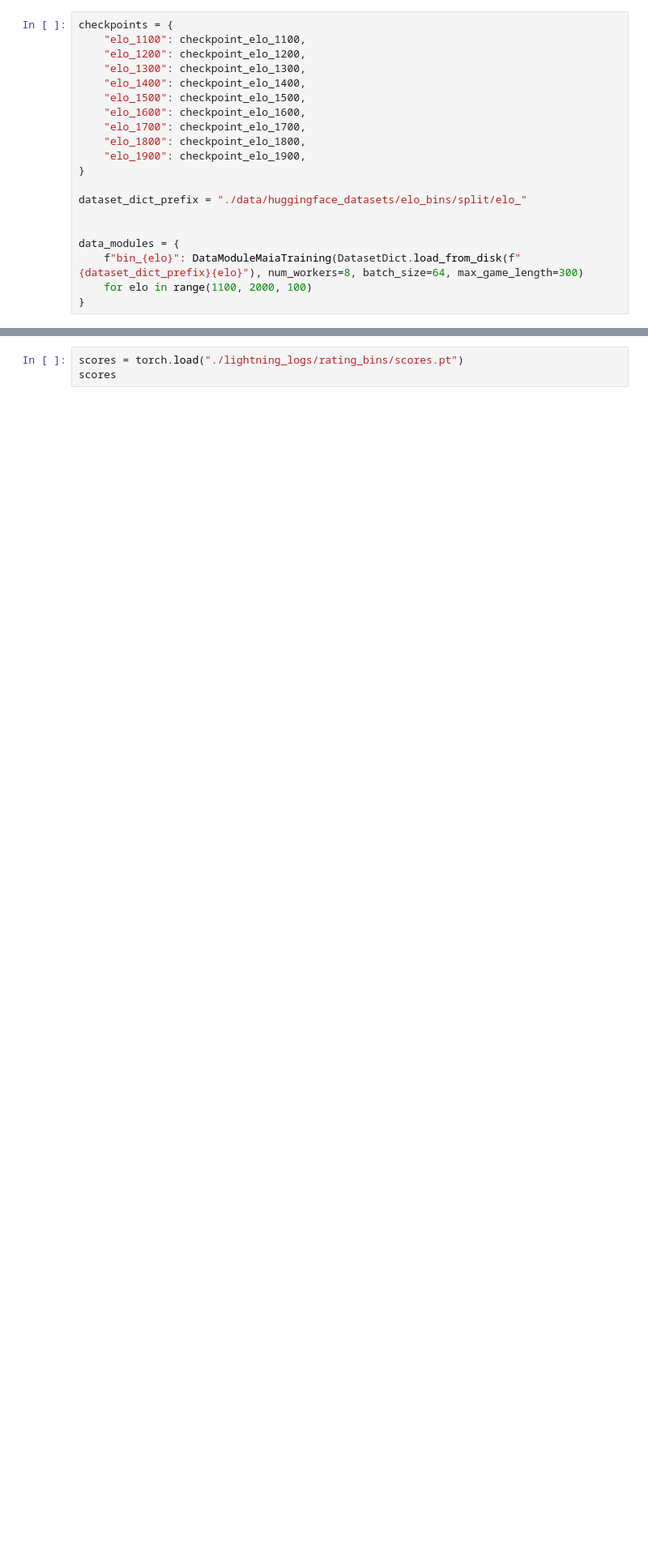
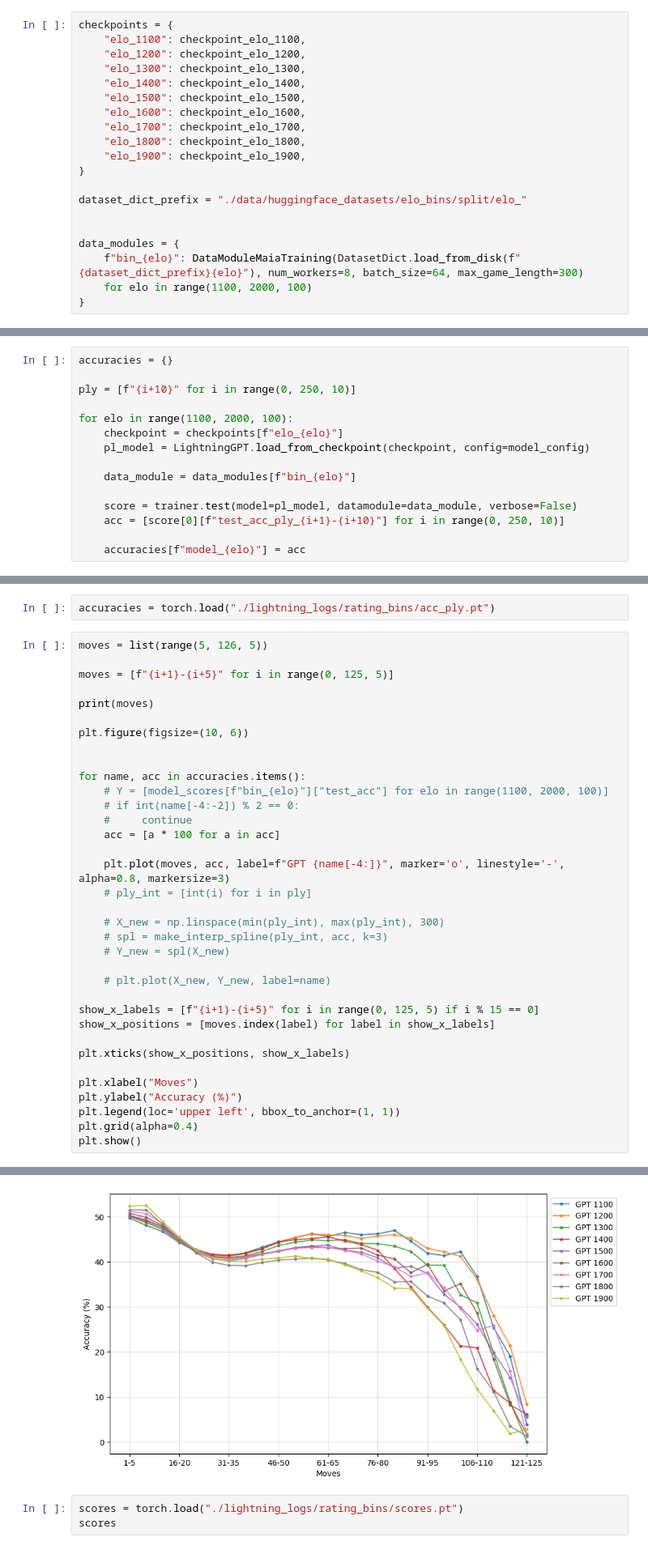
Before and after one commit to Kamil2601/nanoGPT-chess, a Jupyter notebook: elo_bins_training.ipynb, the cells around one changed output, grey strips where cells are left out. Shown at 81% size. Drawn from its saved outputs; the diff is of its cells as text; blank space fills up the shorter version.

```diff
--- a/elo_bins_training.ipynb
+++ b/elo_bins_training.ipynb
@@ -161,0 +174,15 @@ torch.save(scores, "./lightning_logs/rating_bins/scores.pt")
+# %%
+accuracies = {}
+
+ply = [f"{i+10}" for i in range(0, 250, 10)]
+
+for elo in range(1100, 2000, 100):
+    checkpoint = checkpoints[f"elo_{elo}"]
+    pl_model = LightningGPT.load_from_checkpoint(checkpoint, config=model_config)
+
+    data_module = data_modules[f"bin_{elo}"]
+
+    score = trainer.test(model=pl_model, datamodule=data_module, verbose=False)
+    acc = [score[0][f"test_acc_ply_{i+1}-{i+10}"] for i in range(0, 250, 10)]
+
+    accuracies[f"model_{elo}"] = acc
@@ -161,0 +203,38 @@ torch.save(scores, "./lightning_logs/rating_bins/scores.pt")
+# %%
+accuracies = torch.load("./lightning_logs/rating_bins/acc_ply.pt")
+# %%
+moves = list(range(5, 126, 5))
+
+moves = [f"{i+1}-{i+5}" for i in range(0, 125, 5)]
+
+print(moves)
+
+plt.figure(figsize=(10, 6))
+
+
+for name, acc in accuracies.items():
+    # Y = [model_scores[f"bin_{elo}"]["test_acc"] for elo in range(1100, 2000, 100)]
+    # if int(name[-4:-2]) % 2 == 0:
+    #     continue
+    acc = [a * 100 for a in acc]
+
+    plt.plot(moves, acc, label=f"GPT {name[-4:]}", marker='o', linestyle='-', alpha=0.8, markersize=3)
+    # ply_int = [int(i) for i in ply]
+
+    # X_new = np.linspace(min(ply_int), max(ply_int), 300)
+    # spl = make_interp_spline(ply_int, acc, k=3)
+    # Y_new = spl(X_new)
+
+    # plt.plot(X_new, Y_new, label=name)
+
+show_x_labels = [f"{i+1}-{i+5}" for i in range(0, 125, 5) if i % 15 == 0]
+show_x_positions = [moves.index(label) for label in show_x_labels]
+
+plt.xticks(show_x_positions, show_x_labels)
+
+plt.xlabel("Moves")
+plt.ylabel("Accuracy (%)")
+plt.legend(loc='upper left', bbox_to_anchor=(1, 1))
+plt.grid(alpha=0.4)
+plt.show()
+# %% [output]
@@ -162,3 +242,4 @@ torch.save(scores, "./lightning_logs/rating_bins/scores.pt")
+[figure, added]
 # %%
 scores = torch.load("./lightning_logs/rating_bins/scores.pt")
 scores
```
Also changed, not shown: parts of 18 cells of this notebook, 11 other files.
